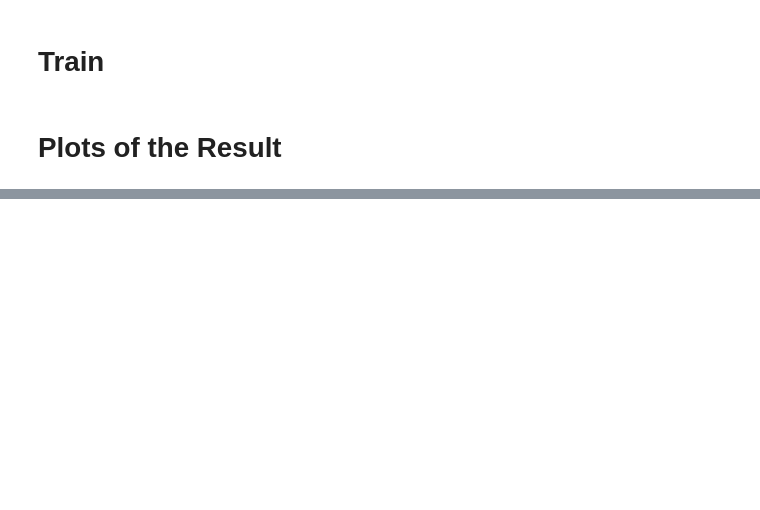
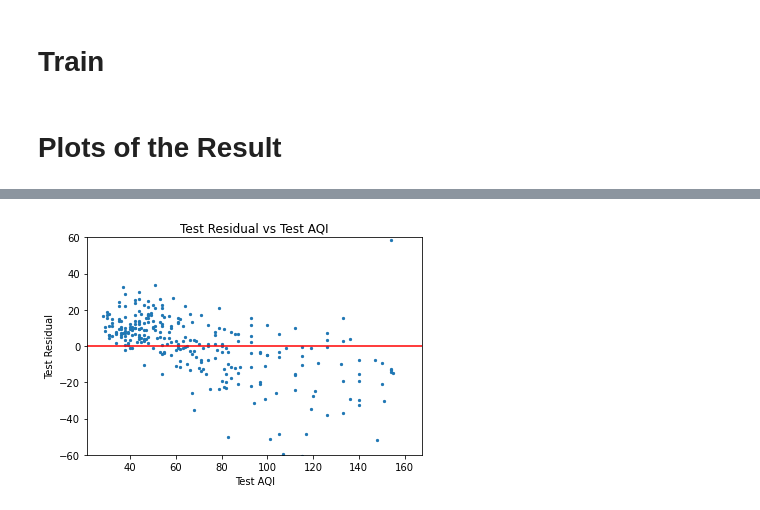
Before and after one commit to zimine/Data200-project, a Jupyter notebook: ML_Model.ipynb, the cells around one changed output, grey strips where cells are left out. Saved outputs shown, nothing was run; the diff lists cells and outputs as text; code cells hidden in the pictures; blank space fills up the shorter version.

```diff
--- a/ML_Model.ipynb
+++ b/ML_Model.ipynb
@@ -139,0 +146,12 @@ print(test_loss[-1])
+# %%
+y_pred = model(X_test)
+residual_train = y_pred - y_test
+plt.scatter(y_test.detach().numpy(), residual_train.detach().numpy(), s=5)
+plt.axhline(0, color ='Red')
+plt.title("Test Residual vs Test AQI")
+plt.xlabel("Test AQI")
+plt.ylabel("Test Residual")
+plt.ylim([-60,60])
+plt.show()
+# %% [output]
+[figure, added]
```
Also changed, not shown: parts of 10 cells of this notebook.
